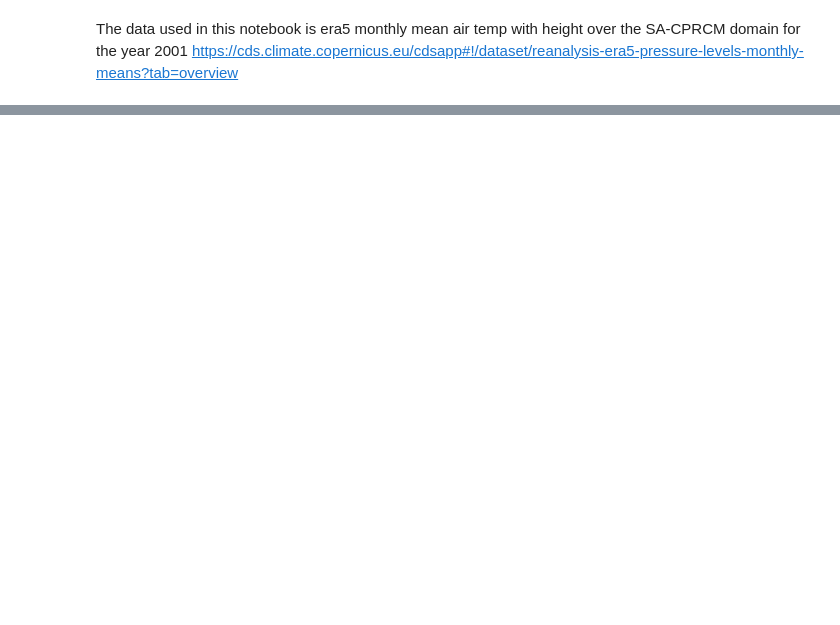
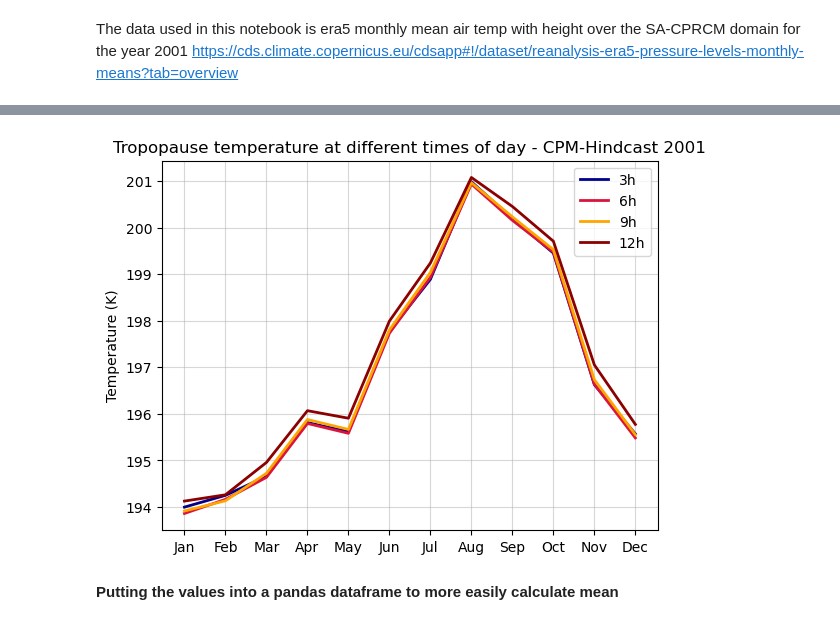
Before and after one commit to harrietgilmour/analysis, a Jupyter notebook: tropopause_temp.ipynb, the cells around one changed output, grey strips where cells are left out. Cells and saved outputs as stored; diff of their text form; code cells hidden in the pictures; blank space fills up the shorter version.

```diff
--- a/tropopause_temp.ipynb
+++ b/tropopause_temp.ipynb
@@ -392,0 +1116,8 @@ plt.grid(alpha=0.5)
+# %%
+trop_temp_6 = []
+
+for month in np.arange(0,12):
+    subset = cpm_airtemp_6_z.isel(time = month)
+    min_6 = subset.where(subset == subset.min(), drop=True).squeeze().data
+    print(min_6)
+    trop_temp_6.append(float(min_6))
@@ -392,0 +1137,8 @@ plt.grid(alpha=0.5)
+# %%
+trop_temp_9 = []
+
+for month in np.arange(0,12):
+    subset = cpm_airtemp_9_z.isel(time = month)
+    min_9 = subset.where(subset == subset.min(), drop=True).squeeze().data
+    print(min_9)
+    trop_temp_9.append(float(min_9))
@@ -392,0 +1158,8 @@ plt.grid(alpha=0.5)
+# %%
+trop_temp_12 = []
+
+for month in np.arange(0,12):
+    subset = cpm_airtemp_12_z.isel(time = month)
+    min_12 = subset.where(subset == subset.min(), drop=True).squeeze().data
+    print(min_12)
+    trop_temp_12.append(float(min_12))
@@ -392,0 +1179,16 @@ plt.grid(alpha=0.5)
+# %%
+## Plot to compare tropopause temps between ERA5 (monthly mean) and the CPM-Hindcast(1st hr of each month)
+
+plt.plot(trop_temp_3, label='3h',linewidth=2, color='darkblue')
+plt.plot(trop_temp_6, label='6h',linewidth=2, color='crimson')
+plt.plot(trop_temp_9, label='9h',linewidth=2, color='orange')
+plt.plot(trop_temp_12, label='12h',linewidth=2, color='darkred')
+plt.title('Tropopause temperature at different times of day - CPM-Hindcast 2001')
+plt.xticks(np.arange(0,12),['Jan', 'Feb', 'Mar', 'Apr', 'May', 'Jun', 'Jul', 'Aug', 'Sep', 'Oct', 'Nov', 'Dec'])
+plt.ylabel('Temperature (K)')
+plt.legend(loc='best')
+plt.grid(alpha=0.5)
+# %% [output]
+[figure, added]
+# %% [markdown]
+**Putting the values into a pandas dataframe to more easily calculate mean**
```
Also changed, not shown: parts of 115 cells of this notebook.
